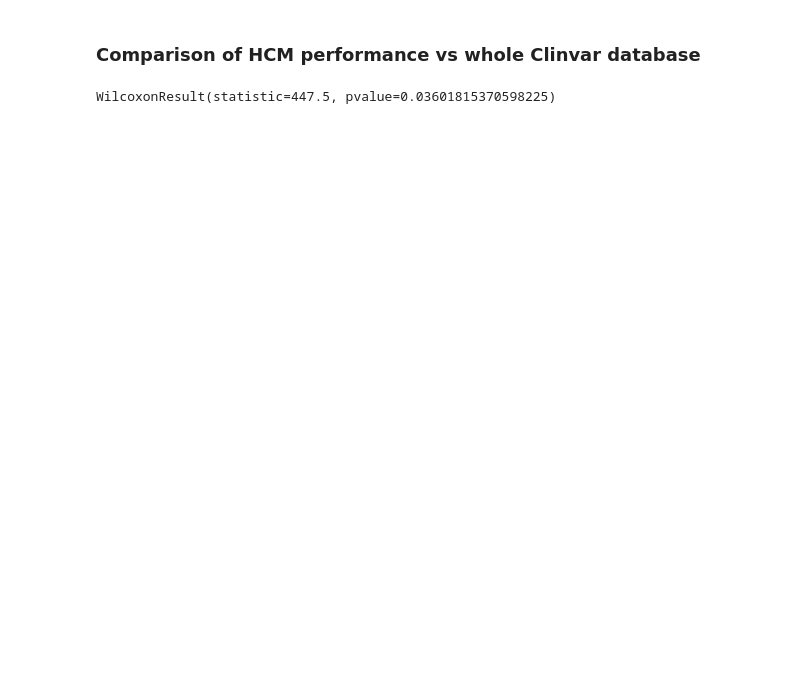
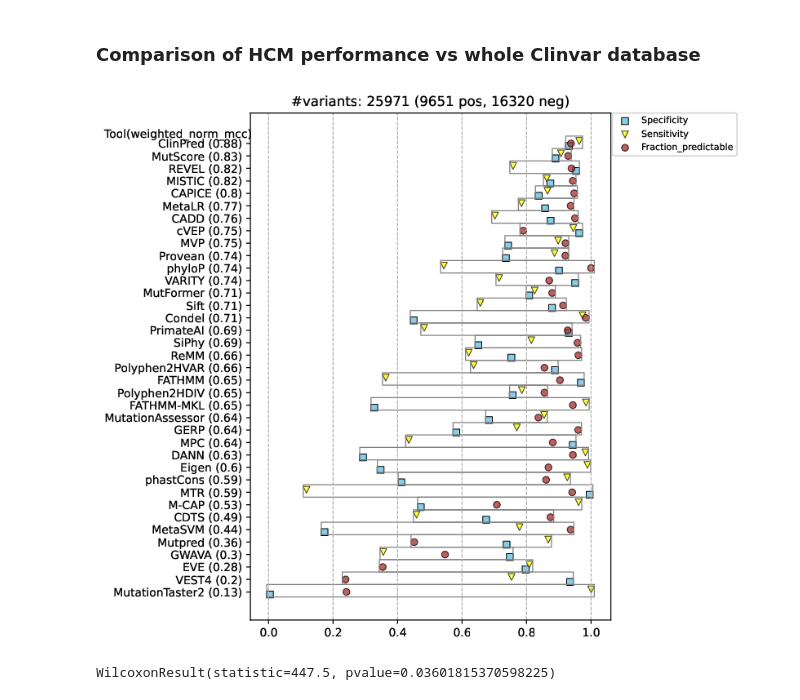
Before and after one commit to PedroBarbosa/paper_HCM_benchmark, a Jupyter notebook: run_benchmarks.ipynb, the cells around one changed output. Cells and saved outputs as stored; diff of their text form; code cells hidden in the pictures; blank space fills up the shorter version.

```diff
--- a/run_benchmarks.ipynb
+++ b/run_benchmarks.ipynb
@@ -463,6 +458,12 @@ img
     --metric weighted_norm_mcc \
     --clinvar_stars 0s_l \
     --skip_heatmap &> out/log_whole_clinvar.txt
+# %%
+img_path="out/out_whole_clinvar/0s_l/tools_benchmark/all_types/performance_at_fixed_thresh/scatter_all_types_missense.pdf"
+img = WImage(filename=img_path, resolution=100)
+img
+# %% [output]
+[figure, added]
 # %%
 ! python scripts/5_compare_HCM_vs_whole_clinvar.py \
     --metrics_hcm out/out_circularity_recent_clinvar/1s_l/tools_benchmark/all_types/results_tsv/statistics_all_types_missense.tsv \
```
Also changed, not shown: parts of 6 cells of this notebook, 2 other files.
